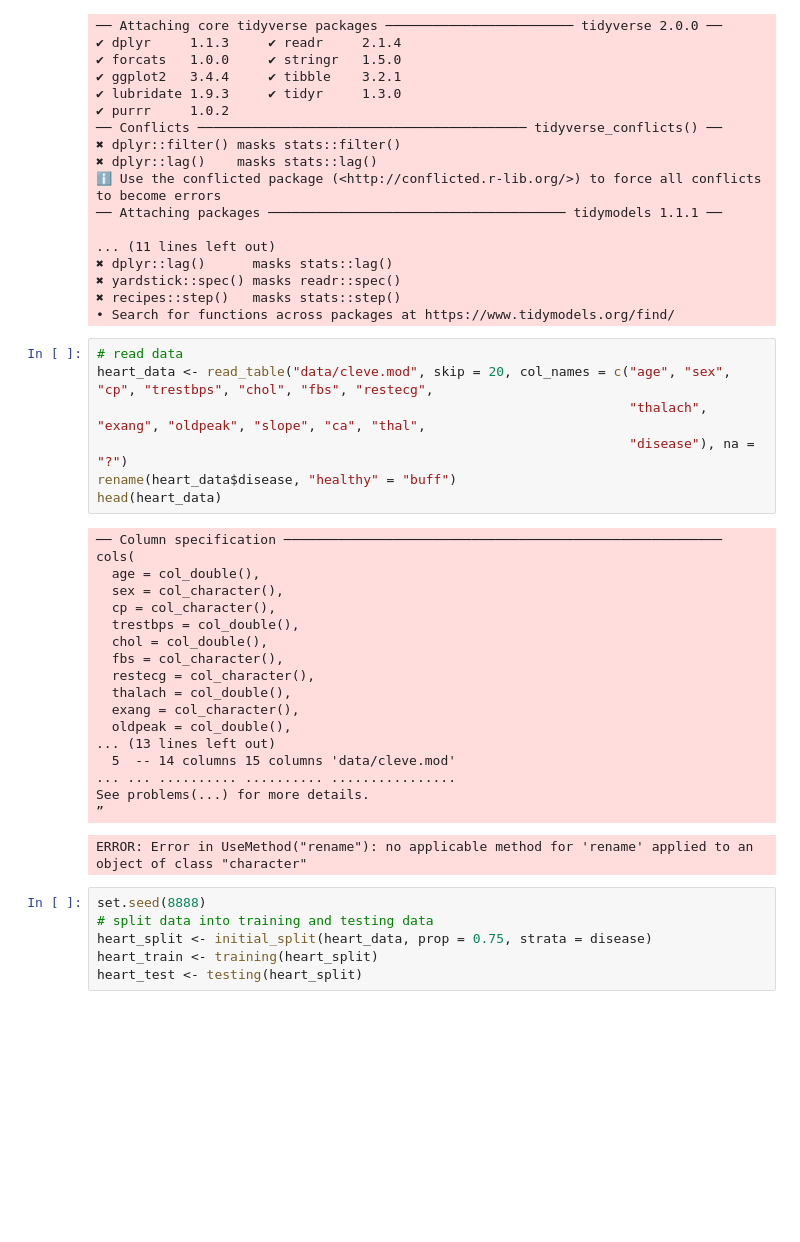
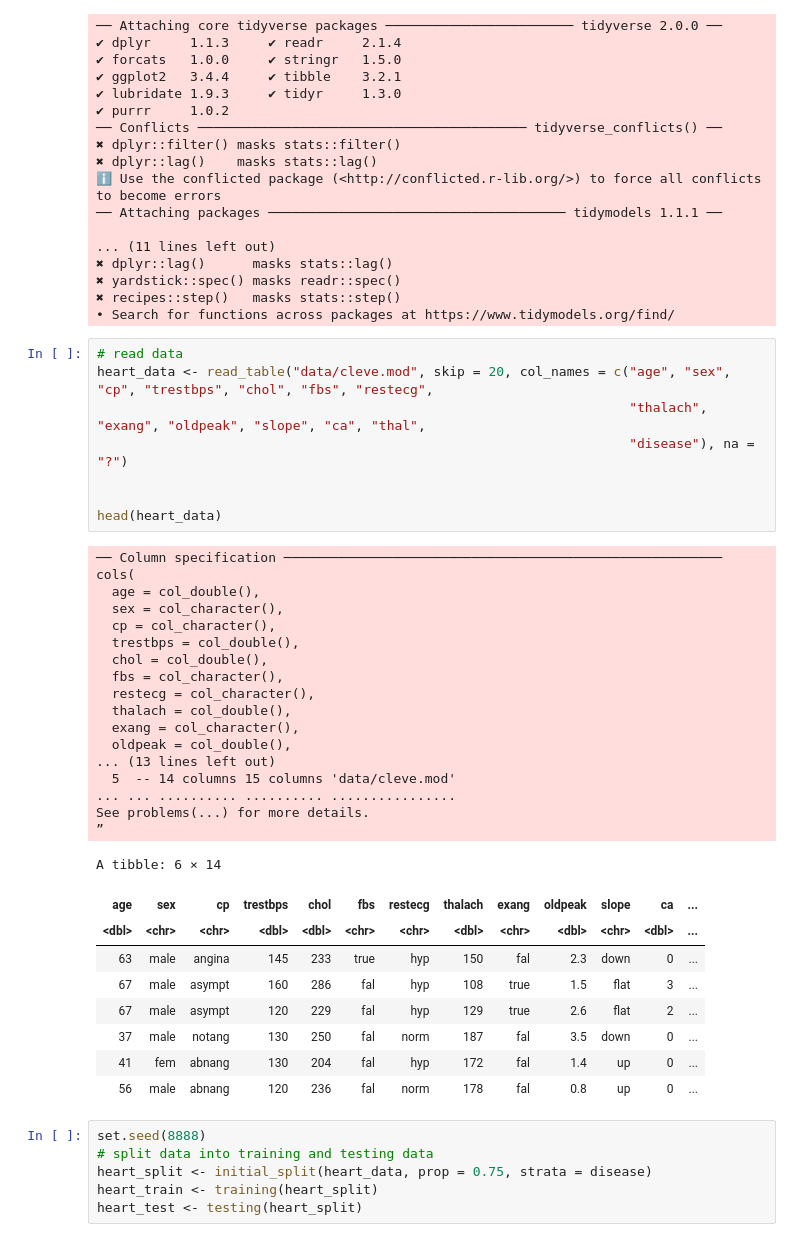
Before and after one commit to mikzine/DSCI-100-project-010-4, a Jupyter notebook: group_project_proposal.ipynb, the cells around one changed output. Cells and saved outputs as stored; diff of their text form; blank space fills up the shorter version.

```diff
--- a/group_project_proposal.ipynb
+++ b/group_project_proposal.ipynb
@@ -42,29 +42,38 @@ library(dplyr)
 # %%
 # read data
 heart_data <- read_table("data/cleve.mod", skip = 20, col_names = c("age", "sex", "cp", "trestbps", "chol", "fbs", "restecg",
                                                                     "thalach", "exang", "oldpeak", "slope", "ca", "thal",
                                                                     "disease"), na = "?")
-rename(heart_data$disease, "healthy" = "buff")
+
+
 head(heart_data)
 # %% [output]
 ── Column specification ────────────────────────────────────────────────────────
 cols(
   age = col_double(),
   sex = col_character(),
   cp = col_character(),
   trestbps = col_double(),
   chol = col_double(),
   fbs = col_character(),
   restecg = col_character(),
   thalach = col_double(),
   exang = col_character(),
   oldpeak = col_double(),
 ... (13 lines left out)
   5  -- 14 columns 15 columns 'data/cleve.mod'
 ... ... .......... .......... ................
 See problems(...) for more details.
 ”
-ERROR: Error in UseMethod("rename"): no applicable method for 'rename' applied to an object of class "character"
+A tibble: 6 × 14
+| age | sex | cp | trestbps | chol | fbs | restecg | thalach | exang | oldpeak | slope | ca | ... |
+| <dbl> | <chr> | <chr> | <dbl> | <dbl> | <chr> | <chr> | <dbl> | <chr> | <dbl> | <chr> | <dbl> | ... |
+| 63 | male | angina | 145 | 233 | true | hyp | 150 | fal | 2.3 | down | 0 | ... |
+| 67 | male | asympt | 160 | 286 | fal | hyp | 108 | true | 1.5 | flat | 3 | ... |
+| 67 | male | asympt | 120 | 229 | fal | hyp | 129 | true | 2.6 | flat | 2 | ... |
+| 37 | male | notang | 130 | 250 | fal | norm | 187 | fal | 3.5 | down | 0 | ... |
+| 41 | fem | abnang | 130 | 204 | fal | hyp | 172 | fal | 1.4 | up | 0 | ... |
+| 56 | male | abnang | 120 | 236 | fal | norm | 178 | fal | 0.8 | up | 0 | ... |
 # %%
 set.seed(8888)
 # split data into training and testing data
```
Also changed, not shown: parts of 2 cells of this notebook.
